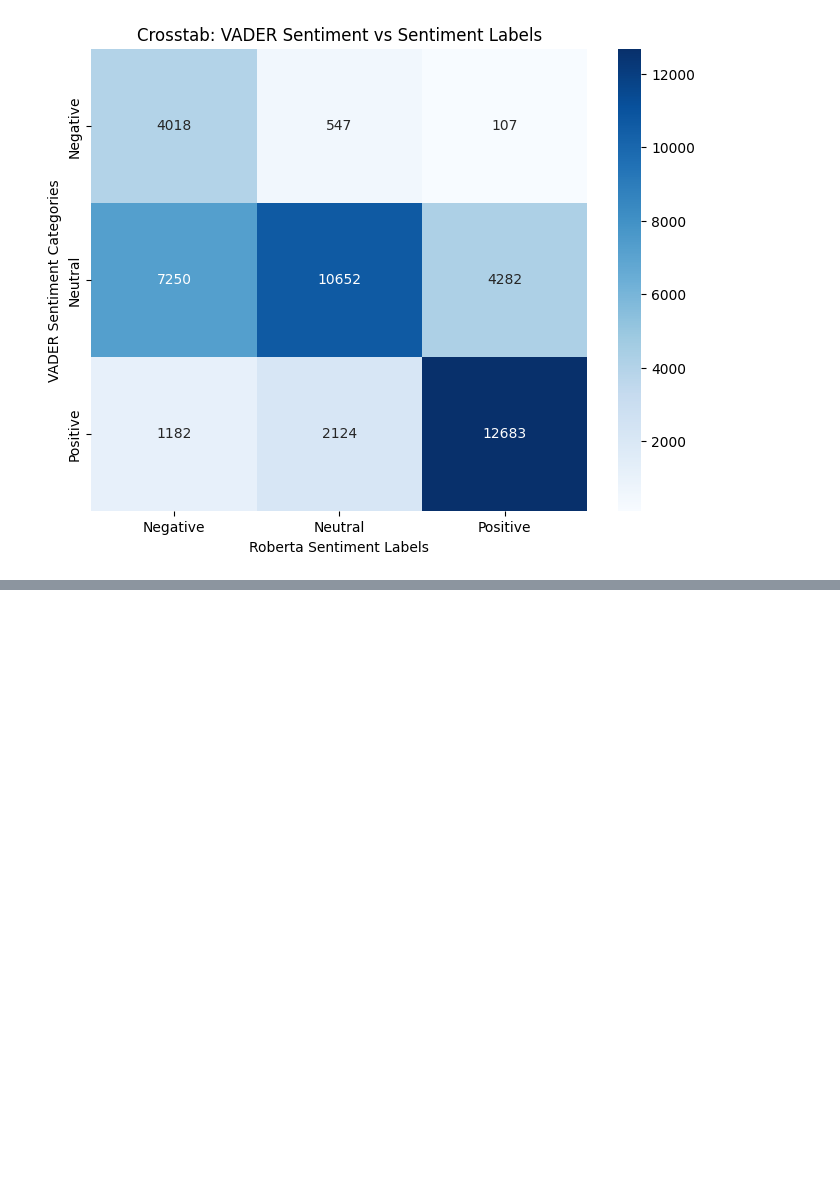
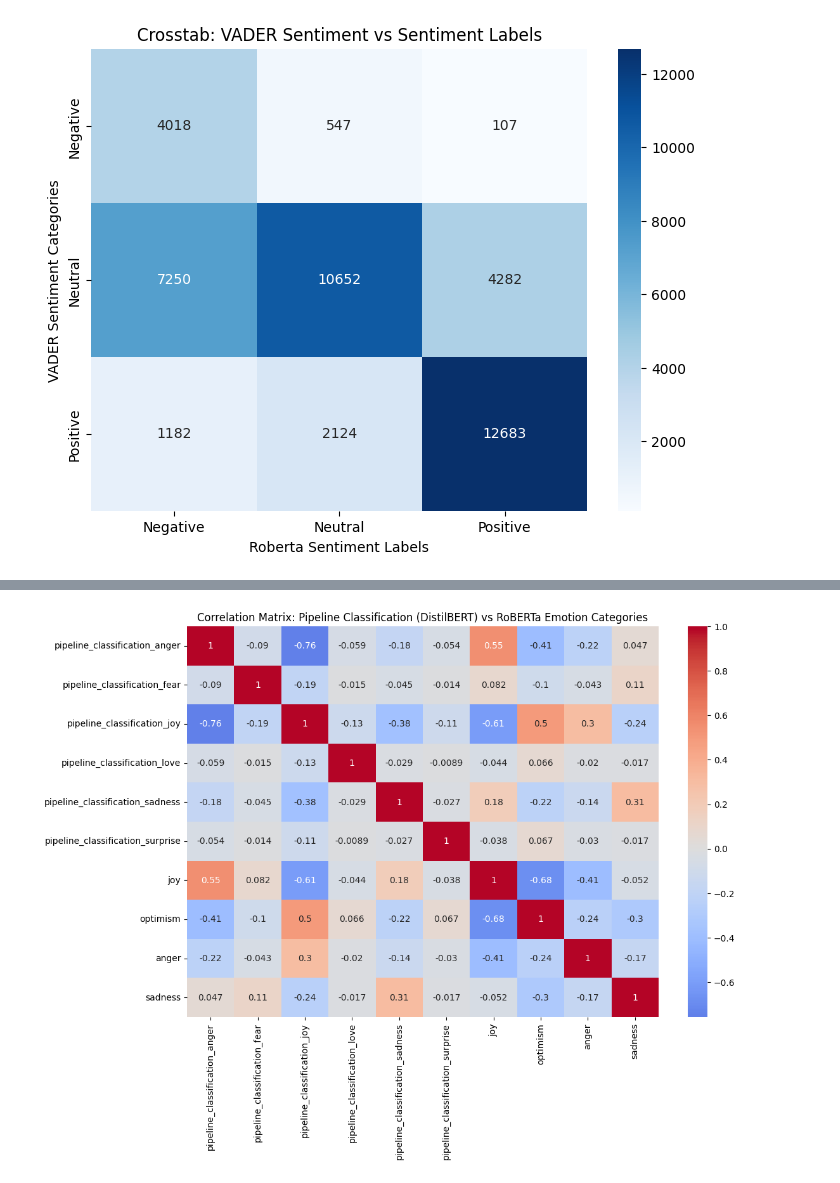
Before and after one commit to drpafowler/module-07-philip, a Jupyter notebook: article-summarizer.ipynb, the cells around one changed output, grey strips where cells are left out. Cells and saved outputs as stored; diff of their text form; code cells hidden in the pictures; blank space fills up the shorter version.

Commit message:
RoBERTa emotion model loaded

```diff
--- a/article-summarizer.ipynb
+++ b/article-summarizer.ipynb
@@ -1184,0 +1187,19 @@ plt.show()
+# %%
+# Initialize the emotion detection pipeline with the RoBERTa-based model
+emotion_classifier = pipeline("text-classification", model="cardiffnlp/twitter-roberta-base-emotion", return_all_scores=True)
+
+# Function to classify the emotions of a tweet
+def classify_emotions(text):
+    results = emotion_classifier(text)
+    emotions = {result['label']: result['score'] for result in results[0]}
+    return emotions
+
+# Apply the classification function to the 'content' column and create new columns for each emotion
+emotion_results = df_trump_tweets_one_hot['content'].apply(classify_emotions)
+emotion_df = pd.json_normalize(emotion_results)
+
+# Concatenate the original DataFrame with the emotion DataFrame
+df_trump_tweets_one_hot = pd.concat([df_trump_tweets_one_hot, emotion_df], axis=1)
+
+# Display the updated DataFrame
+print(df_trump_tweets_one_hot.head())
@@ -1184,0 +1244,19 @@ plt.show()
+# %%
+# Define the pipeline classification categories and RoBERTa emotion categories
+pipeline_categories = ['pipeline_classification_anger', 'pipeline_classification_fear', 'pipeline_classification_joy', 'pipeline_classification_love', 'pipeline_classification_sadness', 'pipeline_classification_surprise']
+roberta_emotion_categories = ['joy', 'optimism', 'anger', 'sadness']
+
+# Select the relevant columns for correlation
+columns_to_include = pipeline_categories + roberta_emotion_categories
+df_correlation = df_trump_tweets_one_hot[columns_to_include]
+
+# Calculate the correlation matrix
+correlation_matrix = df_correlation.corr()
+
+# Plot the correlation matrix as a heatmap
+plt.figure(figsize=(12, 8))
+sns.heatmap(correlation_matrix, annot=True, cmap='coolwarm', center=0)
+plt.title('Correlation Matrix: Pipeline Classification (DistilBERT) vs RoBERTa Emotion Categories')
+plt.show()
+# %% [output]
+[figure, added]
```
Also changed, not shown: parts of 4 cells of this notebook.
